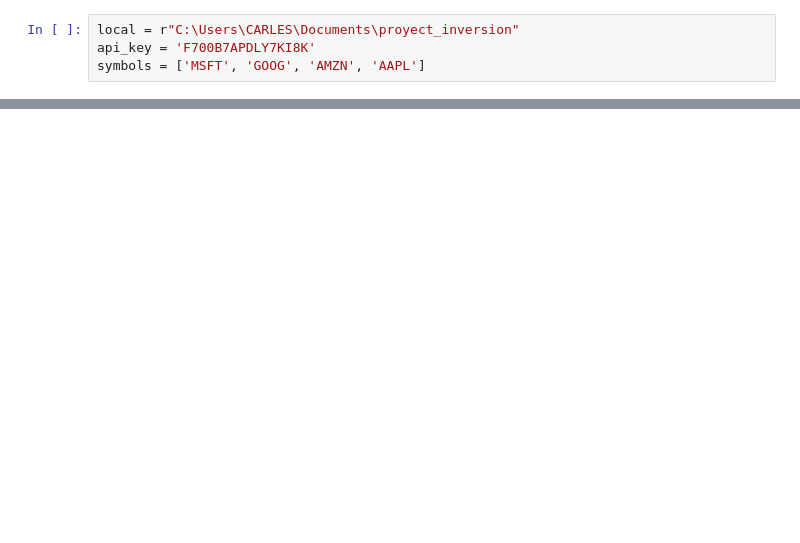
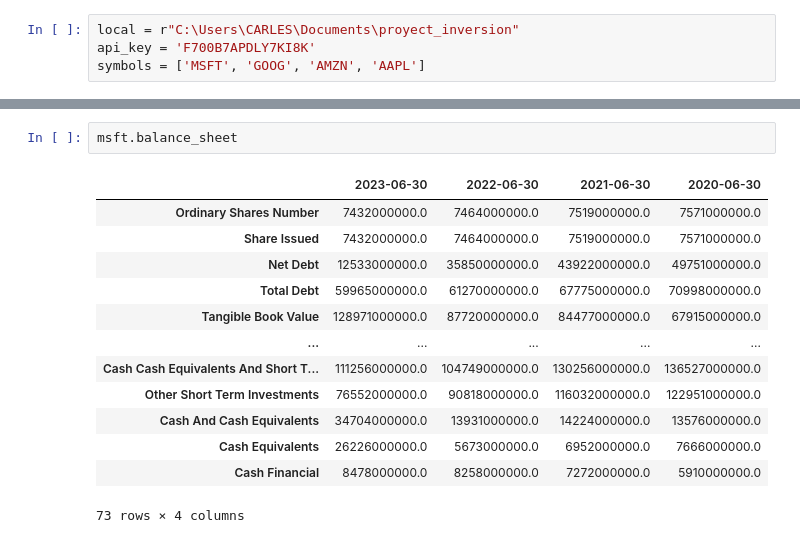
Before and after one commit to cmatoses/carles, a Jupyter notebook: proyect_inversion/Alpha Vantage - local.ipynb, the cells around one changed output, grey strips where cells are left out. Drawn from its saved outputs; the diff is of its cells as text; blank space fills up the shorter version.

```diff
--- a/proyect_inversion/Alpha Vantage - local.ipynb
+++ b/proyect_inversion/Alpha Vantage - local.ipynb
@@ -179,0 +409,16 @@ Los datos han sido guardados en MongoDB en línea.
+# %%
+msft.balance_sheet
+# %% [output]
+|  | 2023-06-30 | 2022-06-30 | 2021-06-30 | 2020-06-30 |
+| Ordinary Shares Number | 7432000000.0 | 7464000000.0 | 7519000000.0 | 7571000000.0 |
+| Share Issued | 7432000000.0 | 7464000000.0 | 7519000000.0 | 7571000000.0 |
+| Net Debt | 12533000000.0 | 35850000000.0 | 43922000000.0 | 49751000000.0 |
+| Total Debt | 59965000000.0 | 61270000000.0 | 67775000000.0 | 70998000000.0 |
+| Tangible Book Value | 128971000000.0 | 87720000000.0 | 84477000000.0 | 67915000000.0 |
+| ... | ... | ... | ... | ... |
+| Cash Cash Equivalents And Short T... | 111256000000.0 | 104749000000.0 | 130256000000.0 | 136527000000.0 |
+| Other Short Term Investments | 76552000000.0 | 90818000000.0 | 116032000000.0 | 122951000000.0 |
+| Cash And Cash Equivalents | 34704000000.0 | 13931000000.0 | 14224000000.0 | 13576000000.0 |
+| Cash Equivalents | 26226000000.0 | 5673000000.0 | 6952000000.0 | 7666000000.0 |
+| Cash Financial | 8478000000.0 | 8258000000.0 | 7272000000.0 | 5910000000.0 |
+73 rows × 4 columns
```
Also changed, not shown: parts of 27 cells of this notebook, 6 other files.
